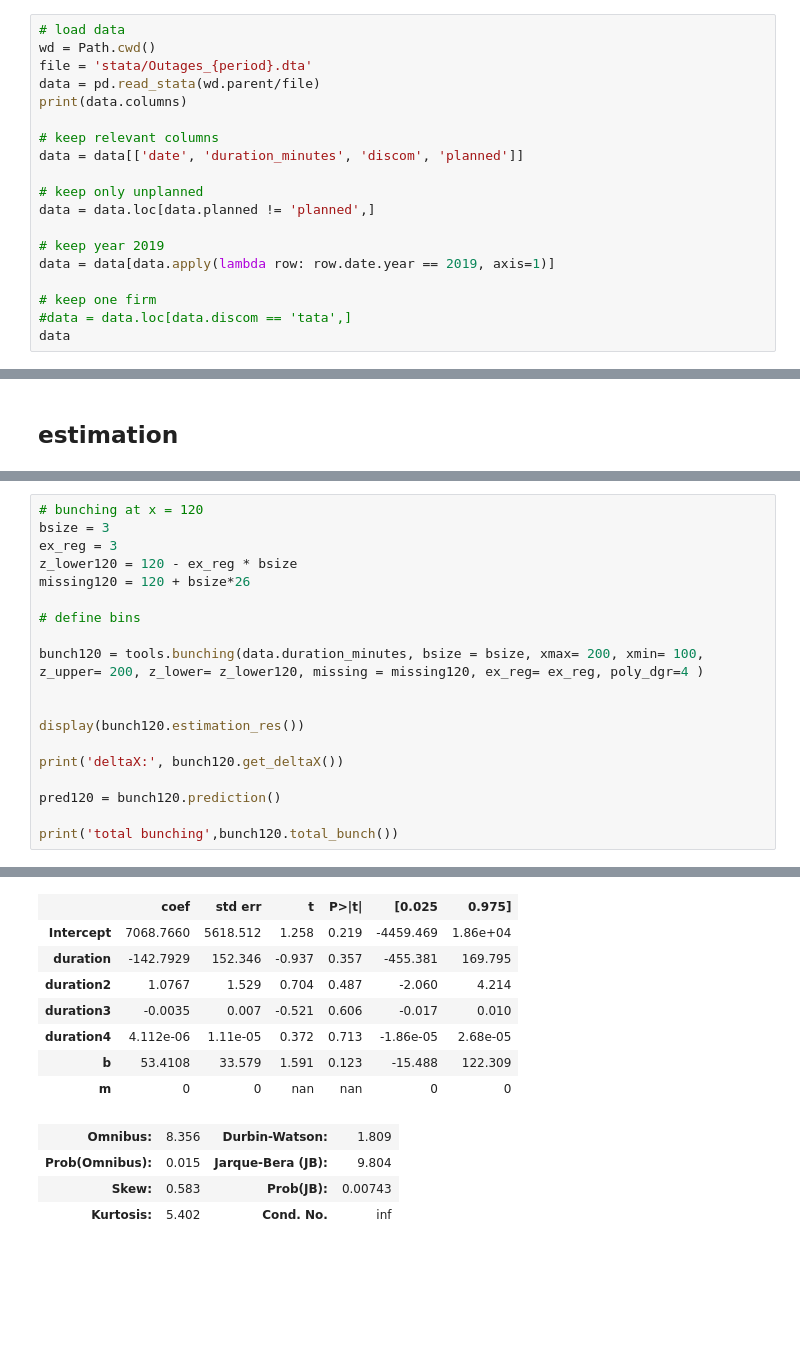
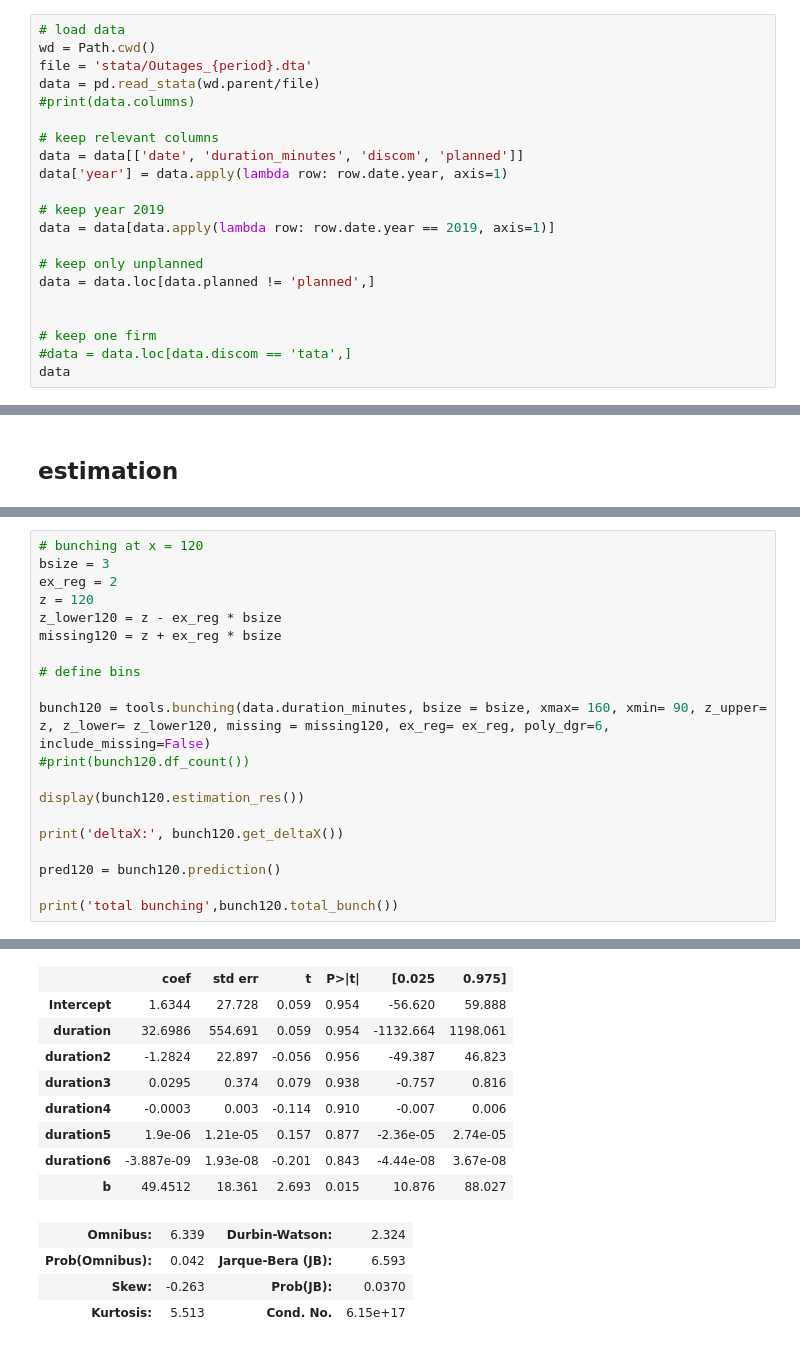
Before and after one commit to paulaleoni/delhi_outages, a Jupyter notebook: src/bunching.ipynb, the cells around one changed output, grey strips where cells are left out. Saved outputs shown, nothing was run; the diff lists cells and outputs as text; blank space fills up the shorter version.

```diff
--- a/src/bunching.ipynb
+++ b/src/bunching.ipynb
@@ -25,16 +25,18 @@ phi120 = 100
 wd = Path.cwd()
 file = 'stata/Outages_{period}.dta'
 data = pd.read_stata(wd.parent/file)
-print(data.columns)
+#print(data.columns)
 
 # keep relevant columns
 data = data[['date', 'duration_minutes', 'discom', 'planned']]
+data['year'] = data.apply(lambda row: row.date.year, axis=1)
+
+# keep year 2019
+data = data[data.apply(lambda row: row.date.year == 2019, axis=1)]
 
 # keep only unplanned
 data = data.loc[data.planned != 'planned',]
 
-# keep year 2019
-data = data[data.apply(lambda row: row.date.year == 2019, axis=1)]
 
 # keep one firm
 #data = data.loc[data.discom == 'tata',]
@@ -127,14 +125,15 @@ total bunching -0.046838029257374625
 # %%
 # bunching at x = 120
 bsize = 3
-ex_reg = 3
-z_lower120 = 120 - ex_reg * bsize
-missing120 = 120 + bsize*26
+ex_reg = 2
+z = 120
+z_lower120 = z - ex_reg * bsize
+missing120 = z + ex_reg * bsize
 
 # define bins
 
-bunch120 = tools.bunching(data.duration_minutes, bsize = bsize, xmax= 200, xmin= 100, z_upper= 200, z_lower= z_lower120, missing = missing120, ex_reg= ex_reg, poly_dgr=4 )
-
+bunch120 = tools.bunching(data.duration_minutes, bsize = bsize, xmax= 160, xmin= 90, z_upper= z, z_lower= z_lower120, missing = missing120, ex_reg= ex_reg, poly_dgr=6, include_missing=False)
+#print(bunch120.df_count())
 
 display(bunch120.estimation_res())
 
@@ -155,16 +154,17 @@ OLS Regression Results
 | Df Model: | 5 |  |  |
 | Covariance Type: | nonrobust |  |  |
 |  | coef | std err | t | P>|t| | [0.025 | 0.975] |
-| Intercept | 7068.7660 | 5618.512 | 1.258 | 0.219 | -4459.469 | 1.86e+04 |
-| duration | -142.7929 | 152.346 | -0.937 | 0.357 | -455.381 | 169.795 |
-| duration2 | 1.0767 | 1.529 | 0.704 | 0.487 | -2.060 | 4.214 |
-| duration3 | -0.0035 | 0.007 | -0.521 | 0.606 | -0.017 | 0.010 |
-| duration4 | 4.112e-06 | 1.11e-05 | 0.372 | 0.713 | -1.86e-05 | 2.68e-05 |
-| b | 53.4108 | 33.579 | 1.591 | 0.123 | -15.488 | 122.309 |
-| m | 0 | 0 | nan | nan | 0 | 0 |
+| Intercept | 1.6344 | 27.728 | 0.059 | 0.954 | -56.620 | 59.888 |
+| duration | 32.6986 | 554.691 | 0.059 | 0.954 | -1132.664 | 1198.061 |
+| duration2 | -1.2824 | 22.897 | -0.056 | 0.956 | -49.387 | 46.823 |
+| duration3 | 0.0295 | 0.374 | 0.079 | 0.938 | -0.757 | 0.816 |
+| duration4 | -0.0003 | 0.003 | -0.114 | 0.910 | -0.007 | 0.006 |
+| duration5 | 1.9e-06 | 1.21e-05 | 0.157 | 0.877 | -2.36e-05 | 2.74e-05 |
+| duration6 | -3.887e-09 | 1.93e-08 | -0.201 | 0.843 | -4.44e-08 | 3.67e-08 |
+| b | 49.4512 | 18.361 | 2.693 | 0.015 | 10.876 | 88.027 |
-| Omnibus: | 8.356 | Durbin-Watson: | 1.809 |
-| Prob(Omnibus): | 0.015 | Jarque-Bera (JB): | 9.804 |
-| Skew: | 0.583 | Prob(JB): | 0.00743 |
-| Kurtosis: | 5.402 | Cond. No. | inf |
+| Omnibus: | 6.339 | Durbin-Watson: | 2.324 |
+| Prob(Omnibus): | 0.042 | Jarque-Bera (JB): | 6.593 |
+| Skew: | -0.263 | Prob(JB): | 0.0370 |
+| Kurtosis: | 5.513 | Cond. No. | 6.15e+17 |
 Notes:
 [1] Standard Errors assume that the covariance matrix of the errors is correctly specified.
```
Also changed, not shown: parts of 7 cells of this notebook.
